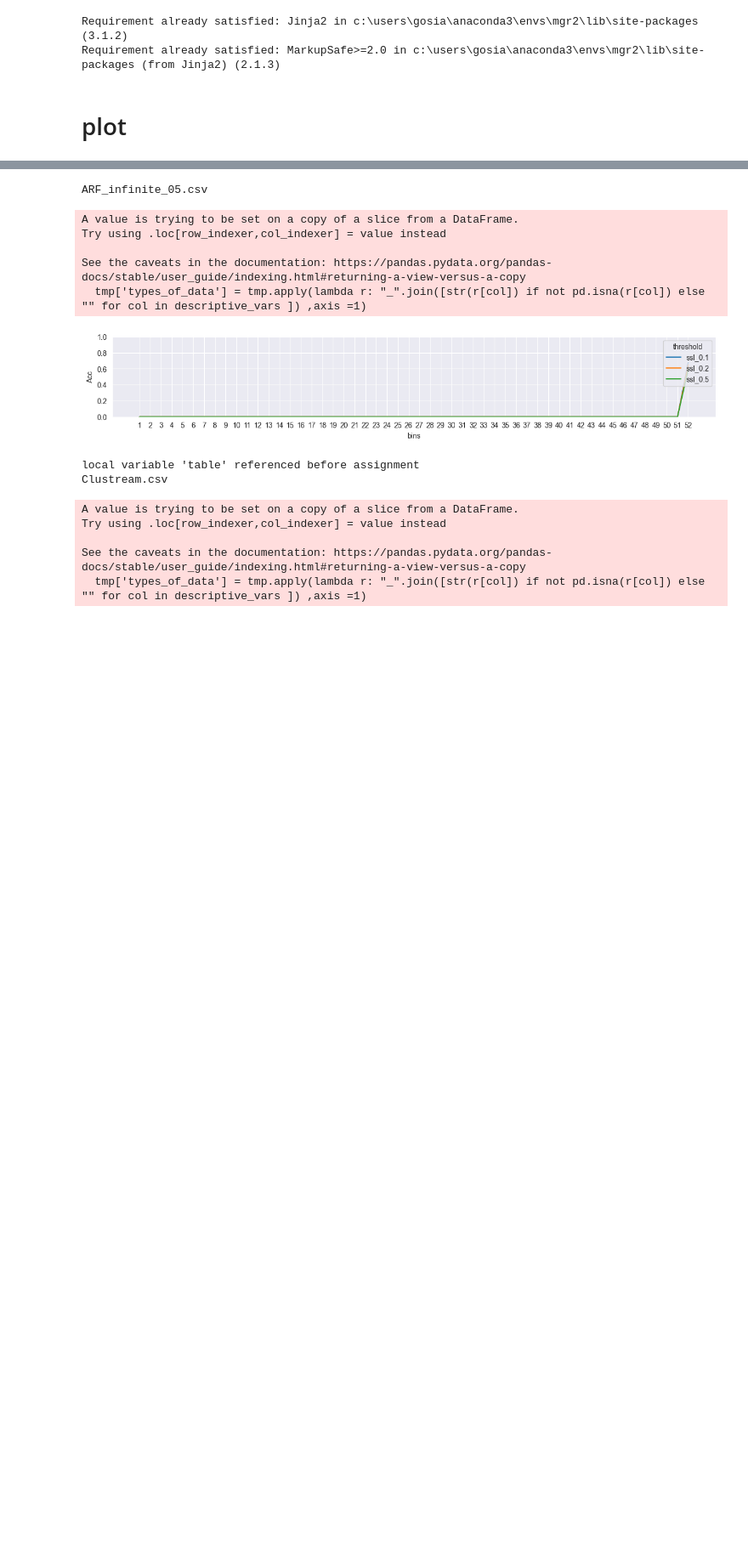
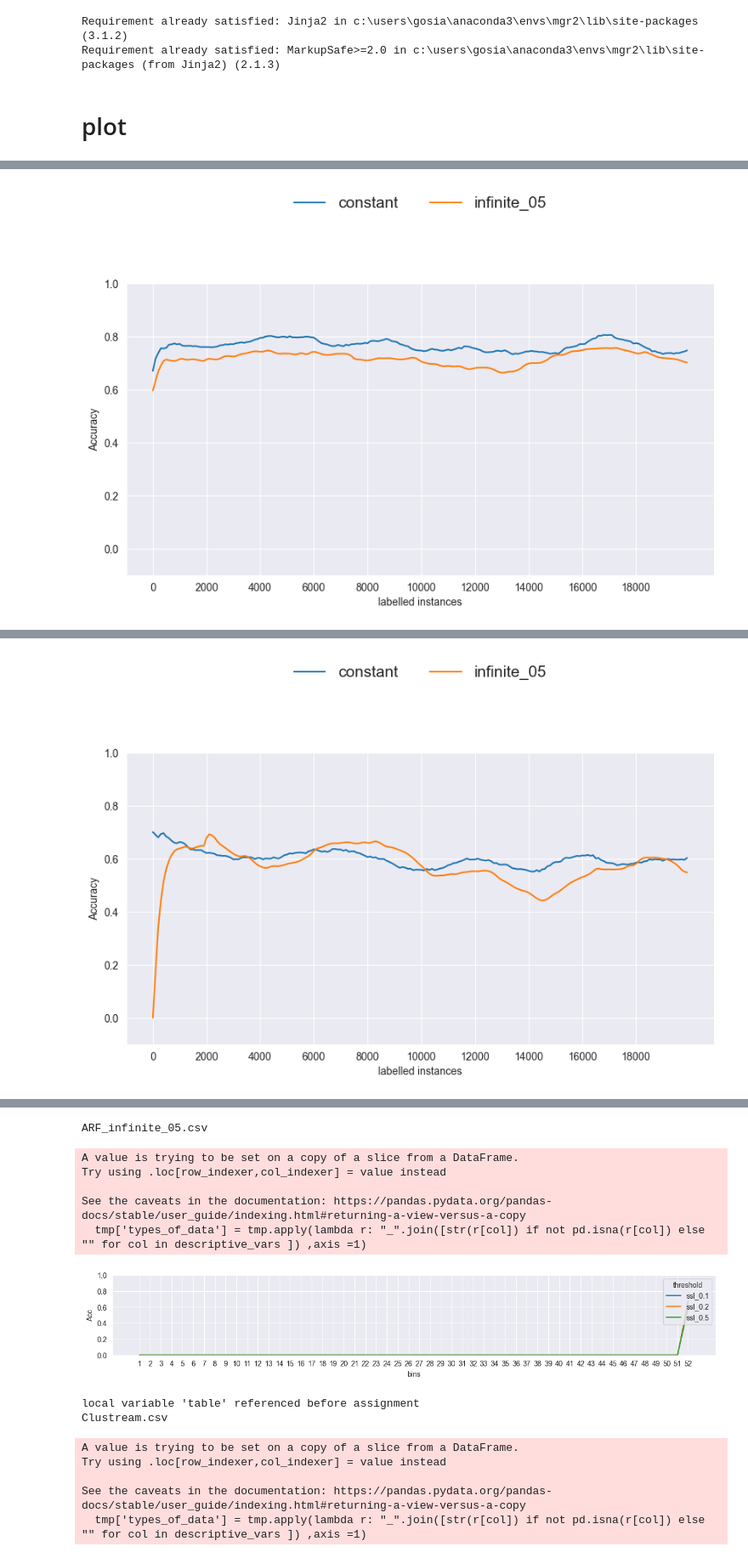
Before and after one commit to hadaszm/master_thesis, a Jupyter notebook: plots.ipynb, the cells around one changed output, grey strips where cells are left out. Shown at 85% size. Cells and saved outputs as stored; diff of their text form; code cells hidden in the pictures; blank space fills up the shorter version.

```diff
--- a/plots.ipynb
+++ b/plots.ipynb
@@ -236,0 +277,5 @@ Majority & 0.00 & 0.11 & 0.11 & 0.11 & 0.11 \\
+# %%
+def interpolate(inp, fi):
+    i, f = int(fi // 1), fi % 1  # Split floating-point index into whole & fractional parts.
+    j = i+1 if f > 0 else i  # Avoid index error.
+    return (1-f) * inp[i] + f * inp[j]
@@ -236,0 +284,72 @@ Majority & 0.00 & 0.11 & 0.11 & 0.11 & 0.11 \\
+# %%
+mpl.rcParams["legend.loc"] = 'best'
+metric = 'Accuracy'
+with_saving_table = True
+with_rolling = True
+agg_type = 'labelled instances'
+dataset = 'RBF_fast'
+types = ['delay']
+thresholds = [0.7]
+probabilities = [0]
+
+
+
+for method in ['ARF','NB','HT','ICLC']: # os.listdir('logs_formatted'):
+    method_logs = pd.DataFrame()
+    print(dataset)
+    try:
+        # :
+        for delay in  ['','_infinite_05']:
+            logs = pd.read_csv(os.path.join("logs_formatted",dataset,f"{method}{delay}.csv"))
+            logs['classifier']=method
+            if delay == '':
+                    logs['delay'] = 'constant'
+            else:
+                    logs['delay']  = delay[1:]
+            logs['hyperparameters'] = logs['hyperparameters'].apply(eval)
+            if method in    ['ARF','HT','NB','HT_with_params']    :
+                logs = logs[logs['threshold'].apply(lambda t: t  in thresholds)]
+            logs = logs[logs['type'].apply(lambda t: t  in types)]
+            # # #
+            logs['probability'] = logs['probability'].fillna(0)
+            # logs= logs[logs['probability'].apply(lambda x : x in probabilities )]
+            logs['classifier'] = logs['classifier'].apply(lambda x: ACC_dict[x])
+            if delay in ['_infinite_07','_infinite_05']:
+                new_len = 200
+                y_original = [float(m) for m in logs[[f'm_{i}' for i in range(new_len)]].iloc[0].values if m!=' ']
+                print(len(y_original))
+                delta = (len(y_original)-1) / (new_len-1)
+                outp = [interpolate(y_original, i*delta) for i in range(new_len)]
+                logs[[f'm_{i}' for i in range(new_len)]] = outp
+
+
+
+
+
+            method_logs = pd.concat([method_logs, logs], axis = 0)
+            method_logs = method_logs.drop_duplicates(subset = ['classifier','delay'],keep = 'last')
+
+
+
+
+
+        if with_rolling:
+            method_logs = method_logs.reset_index(drop = True)
+            m_cols = [col for col in method_logs.columns if col.startswith('m_')]
+            for i in range(method_logs.shape[0]):
+                if method_logs.iloc[i,4] != 0.9:
+                    method_logs.loc[i,m_cols] = method_logs.loc[i,m_cols].replace(' ', np.nan)
+                    method_logs.loc[i,m_cols] = method_logs.loc[i,m_cols].rolling(20,min_periods = 1).mean()
+        # tmp = method_logs[['classifier','probability','B_1','B_15','B_40','B_52']]
+        # tmp['classifier'] = tmp['classifier'].apply(lambda x : x.replace('_','\_'))
+        # if metric == 'Accuracy':
+        #     for c in ['B_1','B_15','B_40','B_52']:
+        #         tmp[c] = tmp[c]*100
+        # if with_saving_table:
+        #     print('________________',dataset,'____________________')
+        #     t = get_latex(tmp.sort_values(by = ['probability','classifier'], ascending = [True, False]), f'tab:res_1:{dataset}',f'{metric} for {dataset}')
+
+        plot_method_comparison(logs = method_logs,dataset = dataset, agg_type = agg_type, with_saving=with_saving_table,save_table=False,descriptive_var ='delay',filter_name = 'classifier', metric = metric)
+    except Exception as e:
+        print(e,dataset, method)
+# %% [output]
@@ -236,0 +359 @@ Majority & 0.00 & 0.11 & 0.11 & 0.11 & 0.11 \\
+[figure, added]
@@ -236,0 +363 @@ Majority & 0.00 & 0.11 & 0.11 & 0.11 & 0.11 \\
+[figure, added]
```
Also changed, not shown: parts of 10 cells of this notebook, 21 other files.
